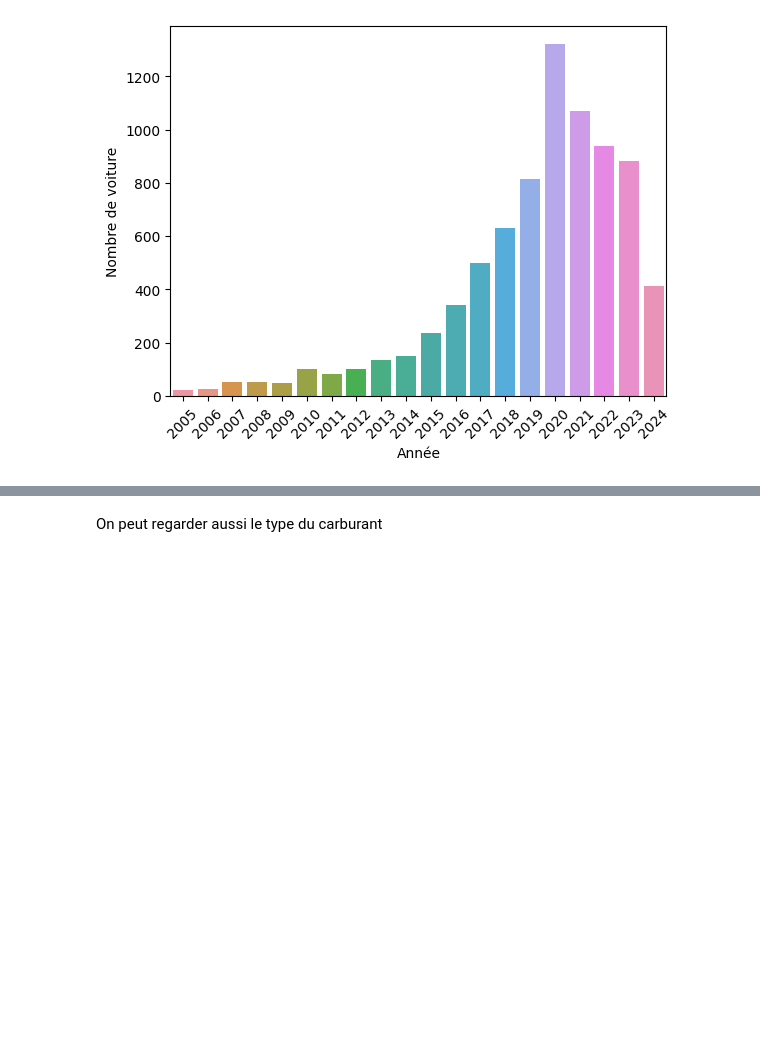
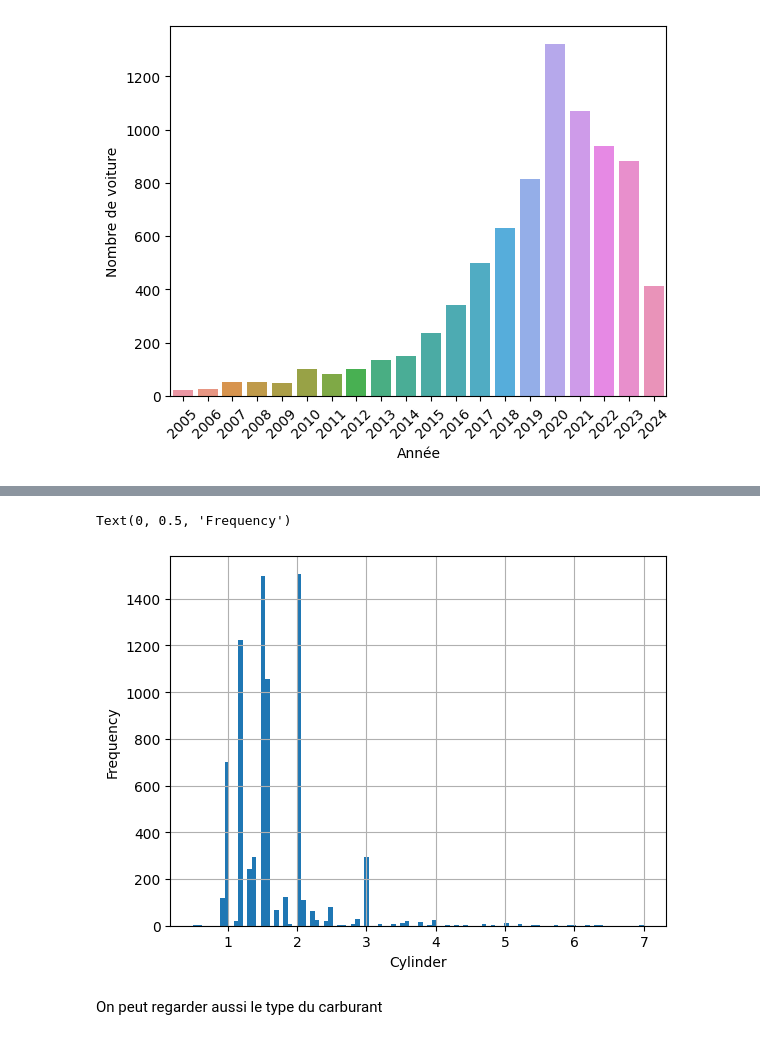
Before and after one commit to IvanBF9/MachineLearningCarPrice, a Jupyter notebook: notebooks/data_exploratory.ipynb, the cells around one changed output, grey strips where cells are left out. Saved outputs shown, nothing was run; the diff lists cells and outputs as text; code cells hidden in the pictures; blank space fills up the shorter version.

```diff
--- a/notebooks/data_exploratory.ipynb
+++ b/notebooks/data_exploratory.ipynb
@@ -37,0 +78,4 @@ lacentral_df.describe()
+# %%
+duplicated_rows = lacentral_df[lacentral_df.duplicated()]
+lacentral_df.drop_duplicates(inplace=True)
+lacentral_df.shape
@@ -161,3 +232,12 @@ sns.histplot(data=car, x="kilometrage", kde=True)
+# %%
+lacentral_df['cylinder'] = lacentral_df[lacentral_df['cylinder'] < 8]['cylinder']
+car_cylinder = lacentral_df.cylinder
+car_cylinder.hist(bins=100)
+plt.xlabel('Cylinder')
+plt.ylabel('Frequency')
+# %% [output]
+Text(0, 0.5, 'Frequency')
+[figure, added]
 # %% [markdown]
 On peut regarder aussi le type du carburant
 # %%
```
Also changed, not shown: parts of 20 cells of this notebook, 2 other files.
